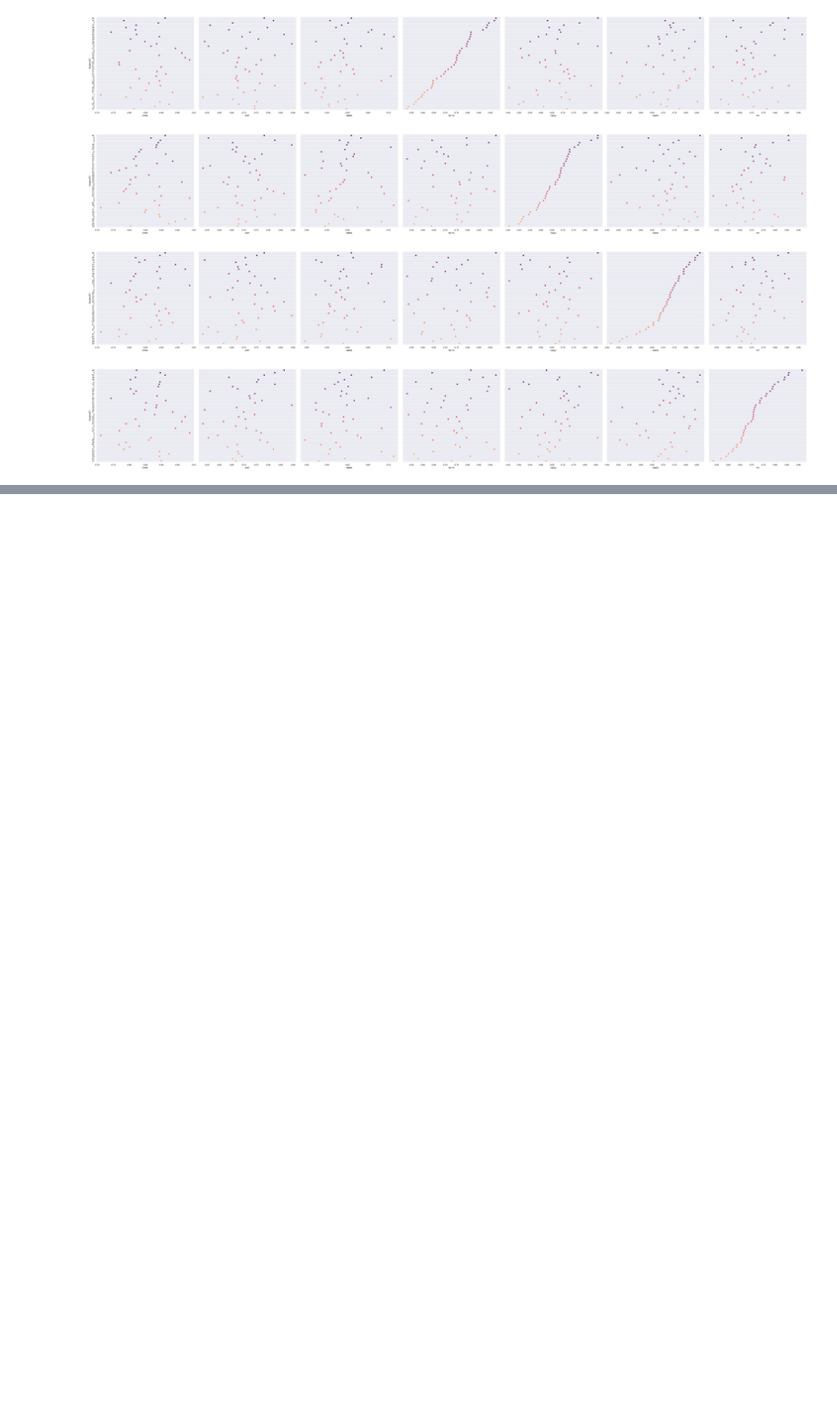
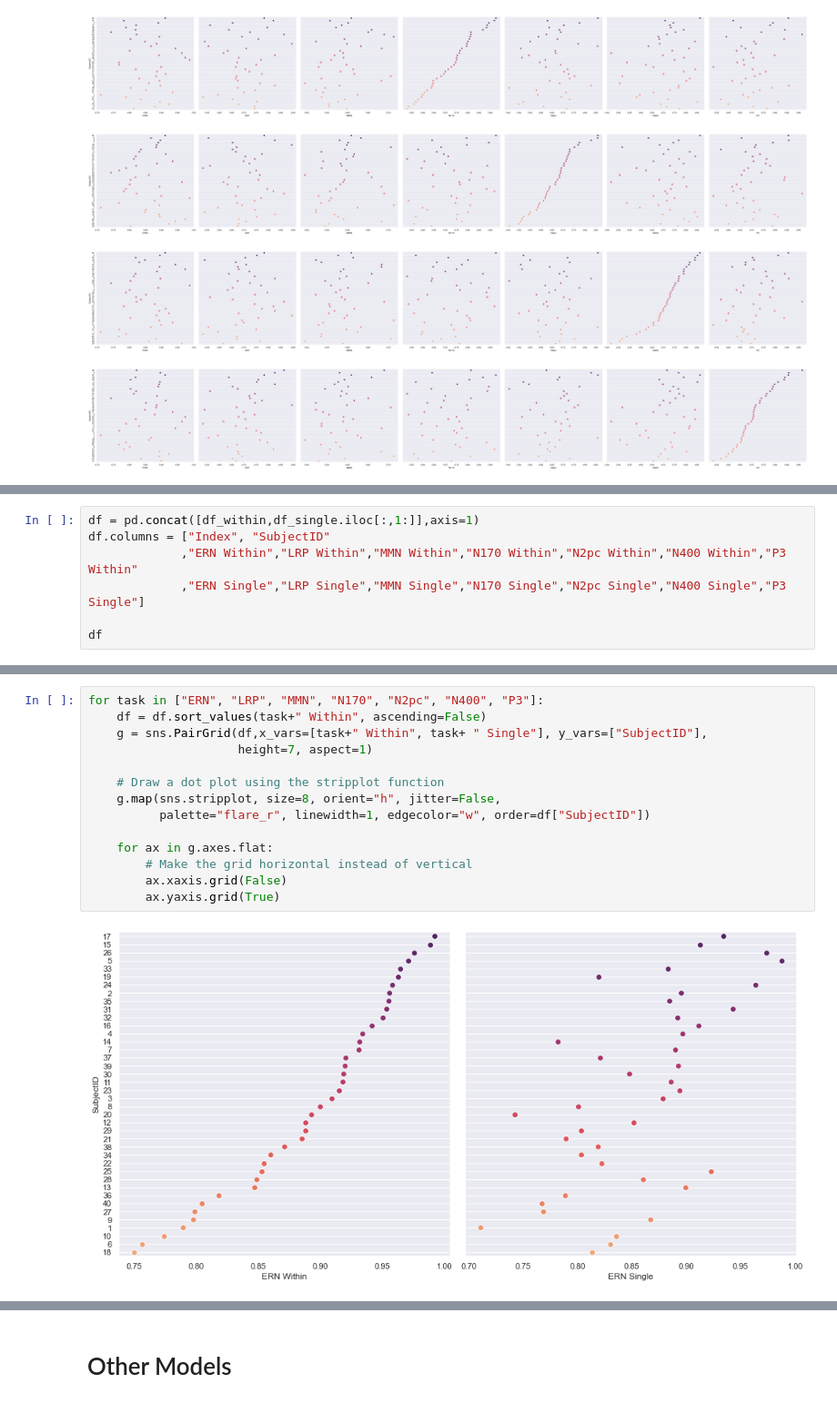
Before and after one commit to HannesBonasch/Thesis-Analysing-Deep-Learning-Decoding, a Jupyter notebook: WithinSubject.ipynb, the cells around one changed output, grey strips where cells are left out. Shown at 91% size. Cells and saved outputs as stored; diff of their text form; blank space fills up the shorter version.

```diff
--- a/WithinSubject.ipynb
+++ b/WithinSubject.ipynb
@@ -280,0 +394,7 @@ for task in ["ERN", "LRP", "MMN", "N170", "N2pc", "N400", "P3"]:
+# %%
+df = pd.concat([df_within,df_single.iloc[:,1:]],axis=1)
+df.columns = ["Index", "SubjectID"
+             ,"ERN Within","LRP Within","MMN Within","N170 Within","N2pc Within","N400 Within","P3 Within"
+             ,"ERN Single","LRP Single","MMN Single","N170 Single","N2pc Single","N400 Single","P3 Single"]
+
+df
@@ -280,0 +419,16 @@ for task in ["ERN", "LRP", "MMN", "N170", "N2pc", "N400", "P3"]:
+# %%
+for task in ["ERN", "LRP", "MMN", "N170", "N2pc", "N400", "P3"]:
+    df = df.sort_values(task+" Within", ascending=False)
+    g = sns.PairGrid(df,x_vars=[task+" Within", task+ " Single"], y_vars=["SubjectID"],
+                     height=7, aspect=1)
+
+    # Draw a dot plot using the stripplot function
+    g.map(sns.stripplot, size=8, orient="h", jitter=False,
+          palette="flare_r", linewidth=1, edgecolor="w", order=df["SubjectID"])
+
+    for ax in g.axes.flat:
+        # Make the grid horizontal instead of vertical
+        ax.xaxis.grid(False)
+        ax.yaxis.grid(True)
+# %% [output]
+[figure, added]
@@ -280,0 +441,2 @@ for task in ["ERN", "LRP", "MMN", "N170", "N2pc", "N400", "P3"]:
+# %% [markdown]
+# Other Models
```
Also changed, not shown: parts of 18 cells of this notebook.
